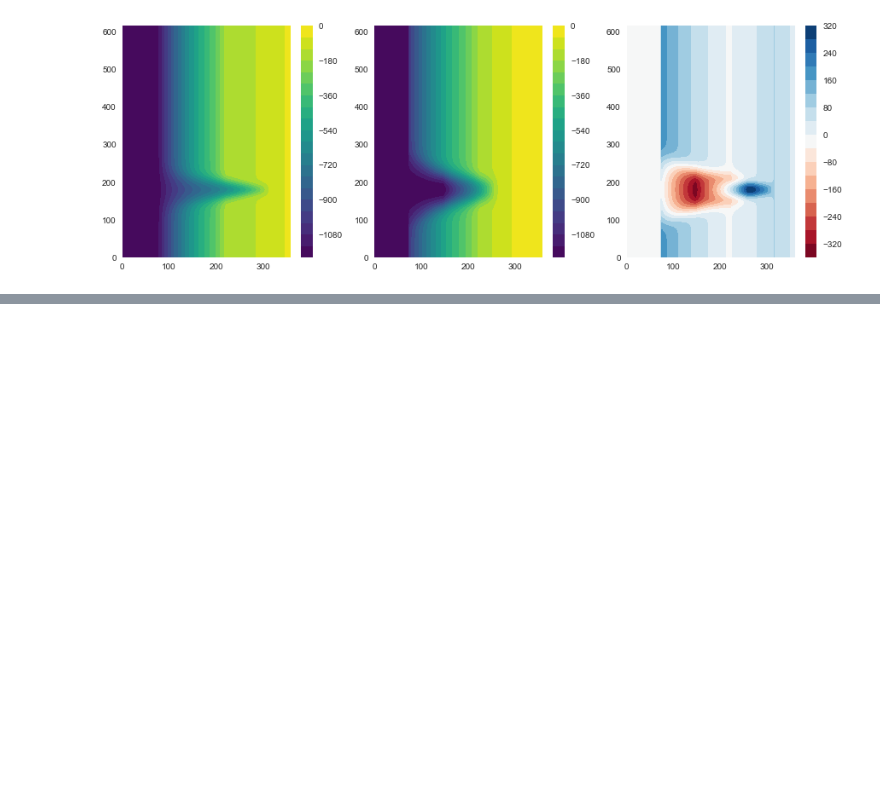
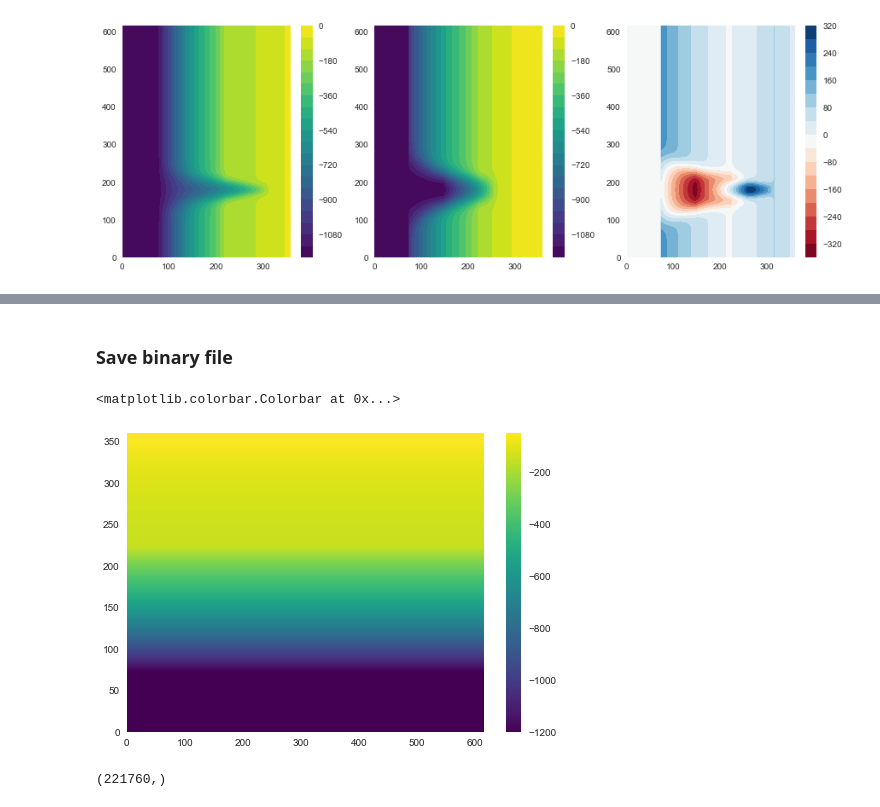
Before and after one commit to UBC-MOAD/buildcanyon, a Jupyter notebook: Bathymetry/bathy_w_Astoria_dims_paper2.ipynb, the cells around one changed output, grey strips where cells are left out. Cells and saved outputs as stored; diff of their text form; code cells hidden in the pictures; blank space fills up the shorter version.

```diff
--- a/Bathymetry/bathy_w_Astoria_dims_paper2.ipynb
+++ b/Bathymetry/bathy_w_Astoria_dims_paper2.ipynb
@@ -615,0 +696,38 @@ plt.colorbar(pc2,ax=ax[2])
+# %% [markdown]
+### Save binary file
+# %%
+dt = np.dtype('>f8')  # float 64 big endian
+
+tmpfile = "paper2/dely_%dx%d_AstoriaLike_NoCny.bin" %(nx_ext, ysize)
+fileobj = open(tmpfile,mode='wb')
+dely.astype(dt).tofile(fileobj,"")
+fileobj.close()
+
+tmpfile = "paper2/delx_%dx%d_AstoriaLike_NoCny.bin" %(nx_ext, ysize)
+fileobj = open(tmpfile, mode='wb')
+delx_ext.astype(dt).tofile(fileobj,"")
+fileobj.close()
+
+tmpfile = "paper2/bathy_%dx%d_AstoriaLike_NoCny.bin"%(nx_ext, ysize)
+fileobj = open(tmpfile, mode='wb')
+dd=np.transpose(shelf_bathy)
+dd.astype(dt).tofile(fileobj,"")
+fileobj.close()
+
+plt.pcolor(dd, cmap='viridis')
+plt.colorbar()
+# %% [output]
+<matplotlib.colorbar.Colorbar at 0x...>
+[figure, added]
+# %%
+# Check that it works when read by Fortran
+
+filename = 'paper2/bathy_%dx%d_AstoriaLike_NoCny.bin'%(nx_ext,360)
+cc=np.fromfile(filename, dtype=dt)
+np.shape(cc)
+
+filename2 = 'bathy_smooth_%dx%d_NonUni_NoCanyonQuad.bin'%(nx_ext,360)
+cc2=np.fromfile(filename2, dtype=dt)
+np.shape(cc2)
+# %% [output]
+(221760,)
```
Also changed, not shown: parts of 7 cells of this notebook, 2 other files.
